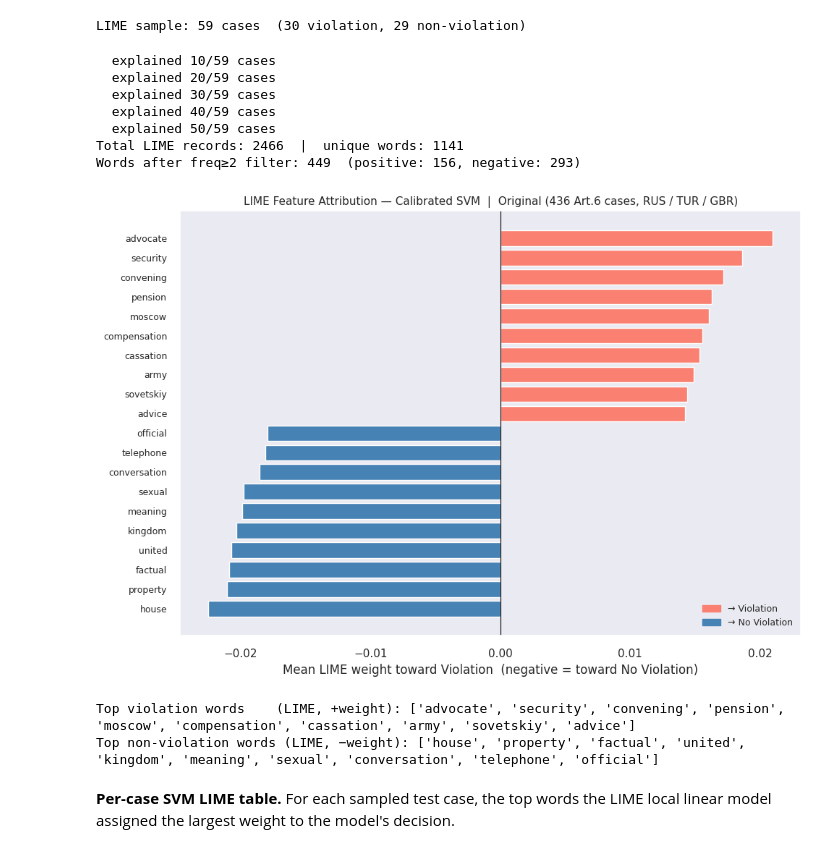
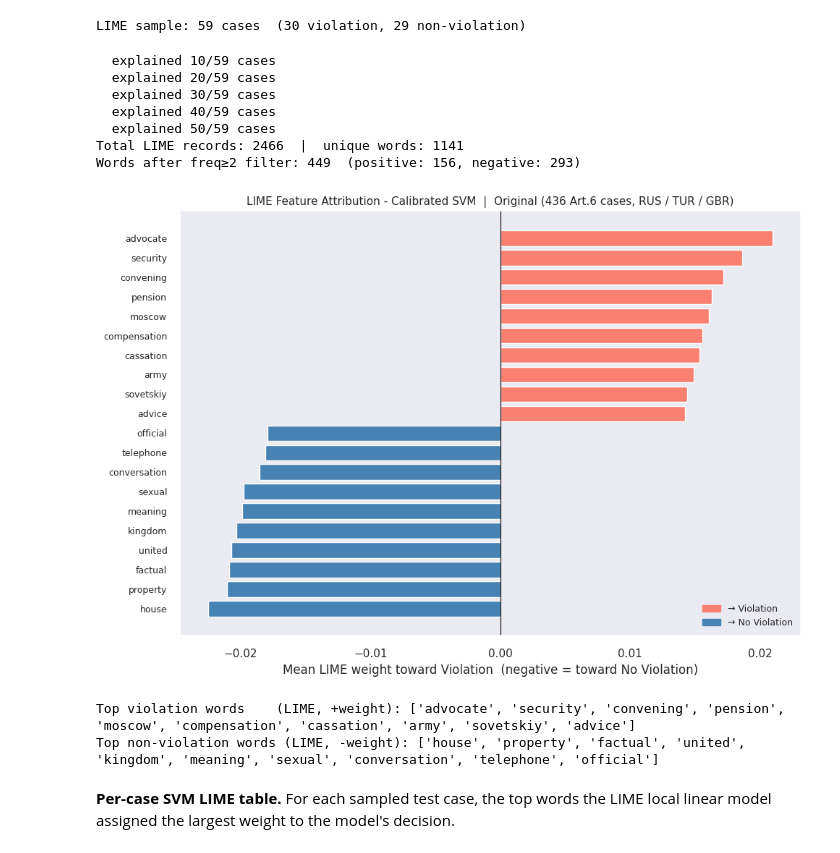
Before and after one commit to leondgarse/echr, a Jupyter notebook: LL5532X_Group_Project_Group_4_echr_FINAL.ipynb, the cells around one changed output. Saved outputs shown, nothing was run; the diff lists cells and outputs as text; code cells hidden in the pictures.

```diff
--- a/LL5532X_Group_Project_Group_4_echr_FINAL.ipynb
+++ b/LL5532X_Group_Project_Group_4_echr_FINAL.ipynb
@@ -627,7 +627,7 @@ sns.histplot(
     palette={'Violation': '#d62728', 'Non-Violation': '#1f77b4'},
     ax=axes[0], alpha=0.85,
 )
-axes[0].set_title('Article 6 cases over time — by outcome')
+axes[0].set_title('Article 6 cases over time - by outcome')
 axes[0].set_xlabel('Year'); axes[0].set_ylabel('Number of cases')
 
 # (b) Year × country stacked histogram
@@ -635,7 +635,7 @@ sns.histplot(
     data=_dft, x='year', hue='respondent', bins=30, multiple='stack',
     ax=axes[1], alpha=0.85,
 )
-axes[1].set_title('Article 6 cases over time — by respondent state')
+axes[1].set_title('Article 6 cases over time - by respondent state')
 axes[1].set_xlabel('Year'); axes[1].set_ylabel('Number of cases')
 
 # (c) Per-year per-country violation rate
@@ -670,5 +670,5 @@ The infographic below pairs the legal structure (top panel) with a corpus-driven
 # %%
-# §3.4 — Article 6 provision structure + corpus complaint profile
+# §3.4 - Article 6 provision structure + corpus complaint profile
 import matplotlib.pyplot as plt
 import matplotlib.patches as mpatches
 from matplotlib.patches import FancyBboxPatch
@@ -722,10 +722,10 @@ def _arr(ax, x0, y0, x1, y1):
                 arrowprops=dict(arrowstyle="->", color="#888888", lw=1.3), zorder=2)
 
 # Header
-_rbox(ax_s, 8, 9.4, 13.5, 0.85, "ARTICLE 6 — Right to a Fair Trial  (ECHR)", "#1a3a5c", fs=13.5, bold=True)
+_rbox(ax_s, 8, 9.4, 13.5, 0.85, "ARTICLE 6 - Right to a Fair Trial  (ECHR)", "#1a3a5c", fs=13.5, bold=True)
 # Three sub-sections
 for sx, sw, txt, fc in [
-    (3.0, 5.8, "Article 6(1)\nFair Trial — Civil & Criminal", "#2166ac"),
+    (3.0, 5.8, "Article 6(1)\nFair Trial - Civil & Criminal", "#2166ac"),
     (8.0, 3.2, "Article 6(2)\nPresumption of Innocence\n(Criminal only)", "#1a7a4a"),
     (13.0, 4.6, "Article 6(3)\nMinimum Rights\n(Criminal only)", "#5e3a8c"),
 ]:
@@ -785,11 +785,11 @@ ax_b.legend(handles=[
     mpatches.Patch(color="#8073ac", label="6(3) Minimum Rights"),
 ], fontsize=9, framealpha=0.9)
 ax_b.text(0.99, -0.17,
-    "Note: keyword matching on FACTS text is indicative — FACTS sections rarely state the provision name explicitly.\n"
+    "Note: keyword matching on FACTS text is indicative - FACTS sections rarely state the provision name explicitly.\n"
     "NMF topic analysis (§5) provides a complementary, corpus-driven view.",
     ha="right", va="top", transform=ax_b.transAxes, fontsize=8, color="#666", style="italic")
 
-plt.suptitle("ECHR Article 6 — Provision Structure and Corpus Complaint Profile",
+plt.suptitle("ECHR Article 6 - Provision Structure and Corpus Complaint Profile",
              fontsize=14, fontweight="bold", y=1.001)
 plt.tight_layout(); plt.show()
 # %% [output]
@@ -2108,6 +2108,6 @@ ax.set_xticks(x_vals); ax.set_xticklabels(['512', '1024', '2048', 'Full\ntext'])
 ax.set_xlabel('SVM token budget (head+tail truncation)')
 ax.set_ylabel('Macro-F1'); ax.set_ylim(0.58, 0.80)
 ax.legend(fontsize=9); ax.grid(alpha=0.3)
-ax.set_title('SVM performance scales with coverage — fine-tuned BERT stalls at 512 tokens')
+ax.set_title('SVM performance scales with coverage - fine-tuned BERT stalls at 512 tokens')
 plt.tight_layout(); plt.show()
 # %% [output]
@@ -2671,7 +2671,7 @@ if 'chunked_seeds' in dir() and chunked_seeds and len(chunked_seeds) > 0:
     ax2.set_xlabel('Seed'); ax2.set_ylabel('Best val macro-F1')
     ax2.set_title('Per-seed best val F1 + ensemble test F1'); ax2.legend(fontsize=9); ax2.set_ylim(0.5, 0.85)
 
-    plt.suptitle(f'LegalBERT chunked 4x training — {cfg["label"]}', fontsize=11)
+    plt.suptitle(f'LegalBERT chunked 4x training - {cfg["label"]}', fontsize=11)
     plt.tight_layout(); plt.show()
 else:
     print('No per-seed log data available for training curves.')
@@ -2986,7 +2986,7 @@ for i, idx in enumerate(lime_sample_idx):
         norm_word = _lime_normalise(word)
         # Same post-filter as BERT LIME: skip stop words, non-alpha, and short tokens.
         # Note: _lime_normalise calls legal_tokenizer which already strips stop words,
-        # but falls back to word.lower() for unrecognised tokens — so explicit checks
+        # but falls back to word.lower() for unrecognised tokens - so explicit checks
         # are required to catch short tokens (e.g. 'st') and residual stop words.
         if (norm_word
                 and norm_word.isalpha()
@@ -3012,38 +3012,38 @@ print(f'Words after freq≥2 filter: {len(agg_svm)}  '
 # ── Diverging bar chart ────────────────────────────────────────────────────────
 TOP_N = 10
 top_pos = agg_svm[agg_svm['mean_weight'] > 0].tail(TOP_N)
 top_neg = agg_svm[agg_svm['mean_weight'] < 0].head(TOP_N)
 top_feats = pd.concat([top_neg, top_pos]).sort_values('mean_weight')
 
 fig, ax = plt.subplots(figsize=(10, max(6, len(top_feats) * 0.35)))
 bar_colors = ['steelblue' if w < 0 else 'salmon' for w in top_feats['mean_weight']]
 ax.barh(range(len(top_feats)), top_feats['mean_weight'],
         color=bar_colors, edgecolor='white')
 ax.set_yticks(range(len(top_feats)))
 ax.set_yticklabels(top_feats.index, fontsize=9)
 ax.axvline(0, color='black', lw=0.8)
 ax.set_xlabel('Mean LIME weight toward Violation  (negative = toward No Violation)')
-ax.set_title(f'LIME Feature Attribution — Calibrated SVM  |  {cfg["label"]}', fontsize=11)
+ax.set_title(f'LIME Feature Attribution - Calibrated SVM  |  {cfg["label"]}', fontsize=11)
 ax.legend(handles=[
     Patch(color='salmon',    label='→ Violation'),
     Patch(color='steelblue', label='→ No Violation'),
 ], loc='lower right', fontsize=9)
 plt.tight_layout()
 plt.show()
 
 print('Top violation words    (LIME, +weight):', list(top_pos.tail(10).index[::-1]))
-print('Top non-violation words (LIME, −weight):', list(top_neg.head(10).index))
+print('Top non-violation words (LIME, -weight):', list(top_neg.head(10).index))
 # %% [output]
   explained 10/59 cases
   explained 20/59 cases
   explained 30/59 cases
   explained 40/59 cases
   explained 50/59 cases
 Total LIME records: 2466  |  unique words: 1141
 Words after freq≥2 filter: 449  (positive: 156, negative: 293)
-[figure, old version]
+[figure, new version]
 Top violation words    (LIME, +weight): ['advocate', 'security', 'convening', 'pension', 'moscow', 'compensation', 'cassation', 'army', 'sovetskiy', 'advice']
-Top non-violation words (LIME, −weight): ['house', 'property', 'factual', 'united', 'kingdom', 'meaning', 'sexual', 'conversation', 'telephone', 'official']
+Top non-violation words (LIME, -weight): ['house', 'property', 'factual', 'united', 'kingdom', 'meaning', 'sexual', 'conversation', 'telephone', 'official']
 # %% [markdown]
 **Per-case SVM LIME table.** For each sampled test case, the top words the LIME local linear model assigned the largest weight to the model's decision.
 # %%
```
Also changed, not shown: parts of 86 cells of this notebook, 1 other file.
